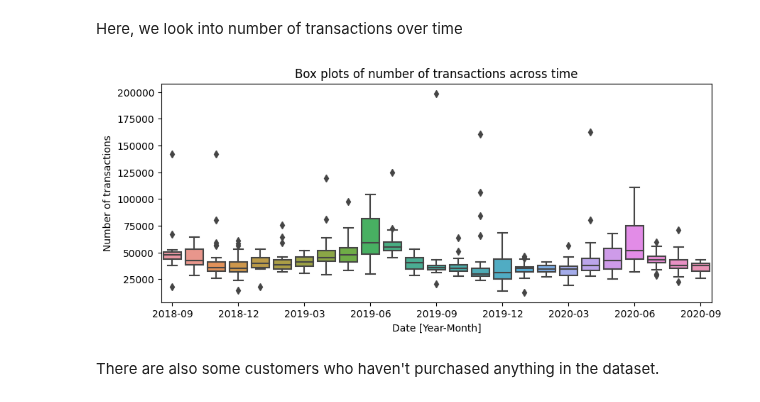
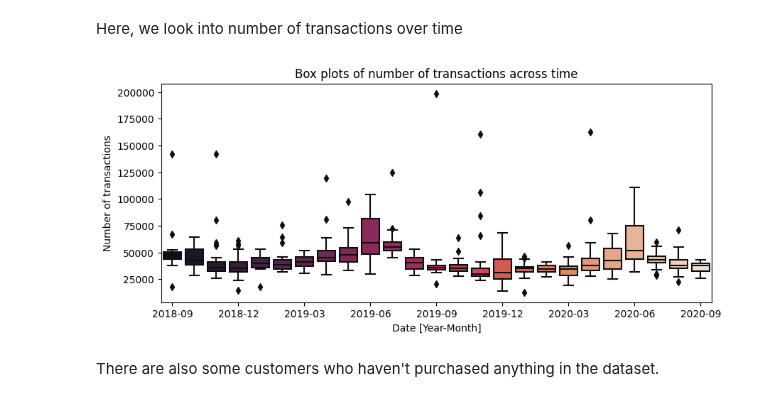
Before and after one commit to frederni/TMA4500-IndMat, a Jupyter notebook: 1-explore_data.ipynb, the cells around one changed output. Cells and saved outputs as stored; diff of their text form; code cells hidden in the pictures.

```diff
--- a/1-explore_data.ipynb
+++ b/1-explore_data.ipynb
@@ -390,24 +492,26 @@ Here, we look into number of transactions over time
 # %%
 # frequency over time
 transactions_full["t_dat"] = pd.to_datetime(transactions_full["t_dat"])
 import seaborn as sns
 
 trans_gr_month = transactions_full.groupby("t_dat").size().rename("no_transactions")
 trans_gr_month = trans_gr_month.reset_index()
 trans_gr_month["month_year"] = trans_gr_month["t_dat"].dt.to_period("M")
 
 
 fig, ax = plt.subplots(figsize=(10, 4))
-ax = sns.boxplot(x="month_year", y="no_transactions", data=trans_gr_month)
+ax = sns.boxplot(
+    x="month_year", y="no_transactions", data=trans_gr_month, palette="rocket"
+)
 # plt.xticks(rotation=90)
 plt.locator_params(axis="x", nbins=10)
 ax.set_xlabel("Date [Year-Month]")
 ax.set_ylabel("Number of transactions")
 plt.title("Box plots of number of transactions across time")
 plt.savefig("figures/boxplot_transactions.pdf")
 plt.show()
 # %% [output]
-[figure, old version]
+[figure, new version]
 # %% [markdown]
 There are also some customers who haven't purchased anything in the dataset.
 # %%
```
Also changed, not shown: parts of 12 cells of this notebook, 10 other files.
